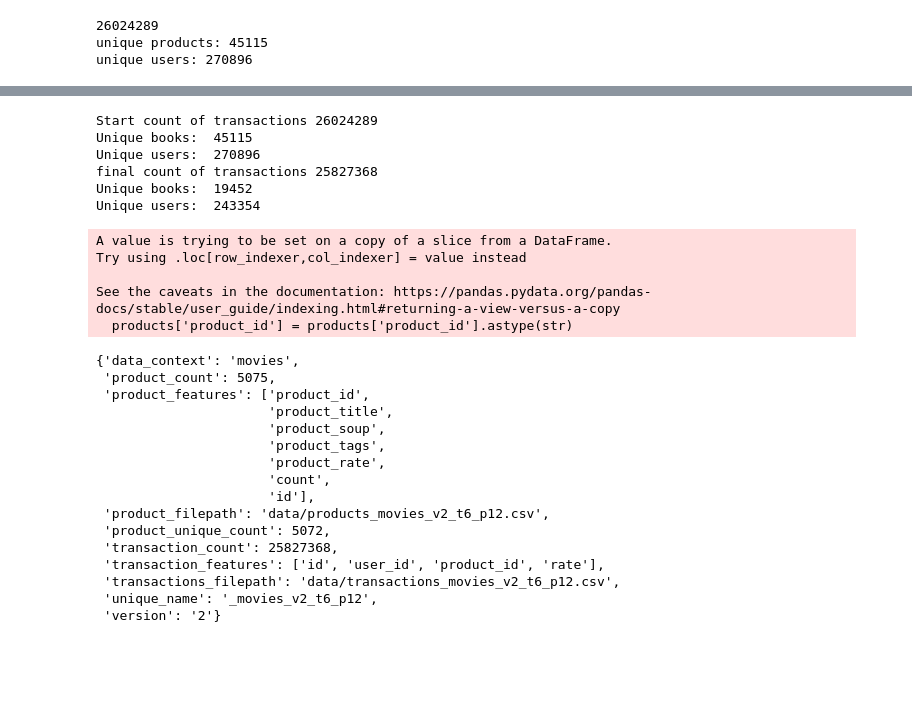
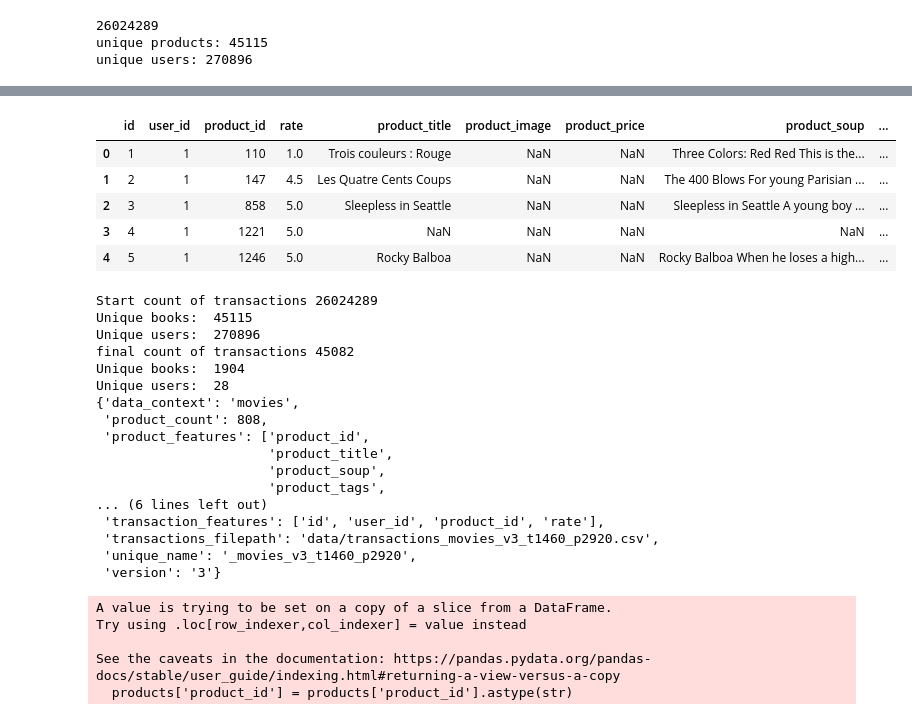
Before and after one commit to NeneWang/recommendation-systems-exploration, a Jupyter notebook: enhancement/standard_format_data_movies.ipynb, the cells around one changed output, grey strips where cells are left out. Saved outputs shown, nothing was run; the diff lists cells and outputs as text; code cells hidden in the pictures; blank space fills up the shorter version.

```diff
--- a/enhancement/standard_format_data_movies.ipynb
+++ b/enhancement/standard_format_data_movies.ipynb
@@ -371,37 +361,45 @@ array(['862', '8844', '15602', ..., '67758', '227506', '461257'],
+# %%
+transactions_products['product_id'] = transactions_products['product_id'].astype(str)
+products_books['product_id'] = products_books['product_id'].astype(str)
+
+merged_df = transactions_products.merge(products_books, on='product_id', how='left')
+merged_df.head()
+# %% [output]
+|  | id | user_id | product_id | rate | product_title | product_image | product_price | product_soup | ... |
+| 0 | 1 | 1 | 110 | 1.0 | Trois couleurs : Rouge | NaN | NaN | Three Colors: Red Red This is the... | ... |
+| 1 | 2 | 1 | 147 | 4.5 | Les Quatre Cents Coups | NaN | NaN | The 400 Blows For young Parisian ... | ... |
+| 2 | 3 | 1 | 858 | 5.0 | Sleepless in Seattle | NaN | NaN | Sleepless in Seattle A young boy ... | ... |
+| 3 | 4 | 1 | 1221 | 5.0 | NaN | NaN | NaN | NaN | ... |
+| 4 | 5 | 1 | 1246 | 5.0 | Rocky Balboa | NaN | NaN | Rocky Balboa When he loses a high... | ... |
 # %%
 
 
 DATA_CONTEXT = "movies"
-VERSION = "2"
+VERSION = "3"
 OUTPUT = "data"
 # def clean_with_treshhold(user_treshhold, product_treshold, original_transactions, products, save_as_append="", verbose=False, users_df=None, products_df=None):
-transactions, results_dict = clean_with_treshhold(6, 12, transactions_products, products_books, save_as_append=f"_{DATA_CONTEXT}", verbose=True)
+transactions, results_dict = clean_with_treshhold(1460, 1460*2, transactions_products, products_books, save_as_append=f"_{DATA_CONTEXT}", verbose=True)
 pprint.pprint(results_dict)
 # %% [output]
 Start count of transactions 26024289
 Unique books:  45115
 Unique users:  270896
-final count of transactions 25827368
-Unique books:  19452
-Unique users:  243354
+final count of transactions 45082
+Unique books:  1904
+Unique users:  28
+{'data_context': 'movies',
+ 'product_count': 808,
+ 'product_features': ['product_id',
+                      'product_title',
+                      'product_soup',
+                      'product_tags',
+... (6 lines left out)
+ 'transaction_features': ['id', 'user_id', 'product_id', 'rate'],
+ 'transactions_filepath': 'data/transactions_movies_v3_t1460_p2920.csv',
+ 'unique_name': '_movies_v3_t1460_p2920',
+ 'version': '3'}
 A value is trying to be set on a copy of a slice from a DataFrame.
 Try using .loc[row_indexer,col_indexer] = value instead
 
 See the caveats in the documentation: https://pandas.pydata.org/pandas-docs/stable/user_guide/indexing.html#returning-a-view-versus-a-copy
   products['product_id'] = products['product_id'].astype(str)
-{'data_context': 'movies',
- 'product_count': 5075,
- 'product_features': ['product_id',
-                      'product_title',
-                      'product_soup',
-                      'product_tags',
-                      'product_rate',
-                      'count',
-                      'id'],
- 'product_filepath': 'data/products_movies_v2_t6_p12.csv',
- 'product_unique_count': 5072,
- 'transaction_count': 25827368,
- 'transaction_features': ['id', 'user_id', 'product_id', 'rate'],
- 'transactions_filepath': 'data/transactions_movies_v2_t6_p12.csv',
- 'unique_name': '_movies_v2_t6_p12',
- 'version': '2'}
```
Also changed, not shown: parts of 2 cells of this notebook, 7 other files.
